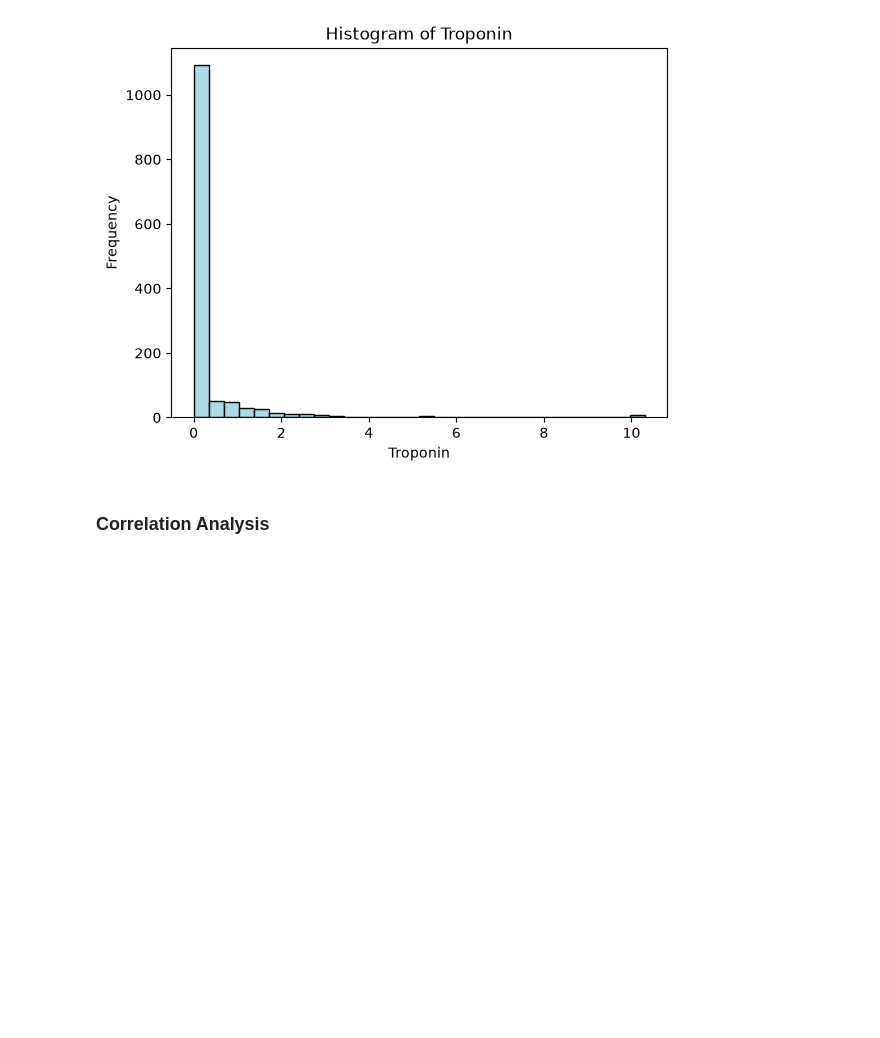
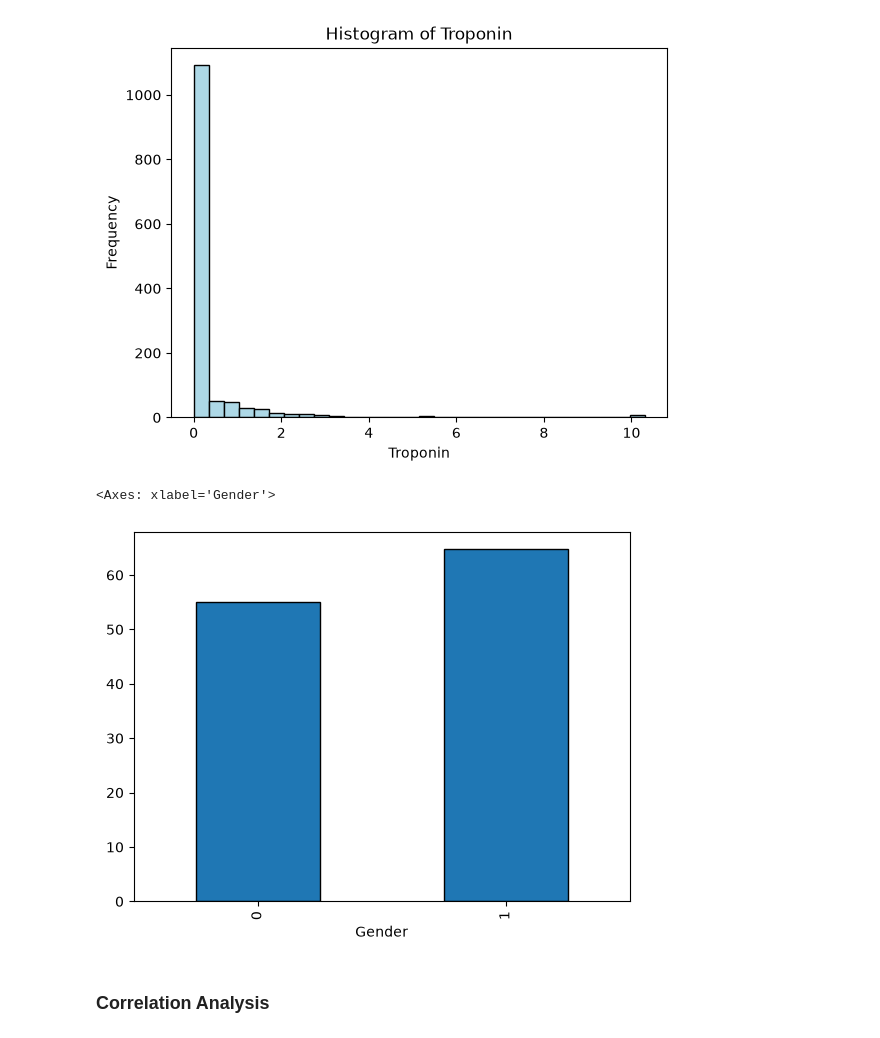
Before and after one commit to erenunalll/heart-attack-prediction, a Jupyter notebook: notebooks/eda.ipynb, the cells around one changed output. Cells and saved outputs as stored; diff of their text form; code cells hidden in the pictures; blank space fills up the shorter version.

Commit message:
new plot and miinor addition to requirements

```diff
--- a/notebooks/eda.ipynb
+++ b/notebooks/eda.ipynb
@@ -3,6 +3,7 @@ import pandas as pd
 import matplotlib.pyplot as plt
 
 df = pd.read_csv("../dataset/raw/Medicaldataset.csv")
+df_processed = pd.read_csv("../dataset/processed/processed_Medicaldataset.csv")
 # %% [markdown]
 ### First 10 Elements
 # %%
@@ -125,6 +161,12 @@ plt.savefig("../plots/troponin_hist.png")
 plt.show()
 # %% [output]
 [figure]
+# %%
+rates = df_processed.groupby("Gender")["Result"].mean() * 100
+rates.plot.bar(color="lightblue", edgecolor="black")
+# %% [output]
+<Axes: xlabel='Gender'>
+[figure, added]
 # %% [markdown]
 ### Correlation Analysis
 # %%
```
Also changed, not shown: parts of 4 cells of this notebook, 3 other files.
